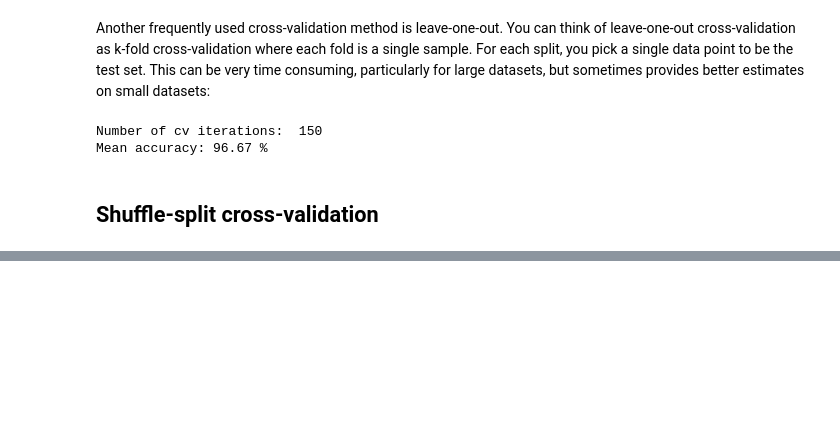
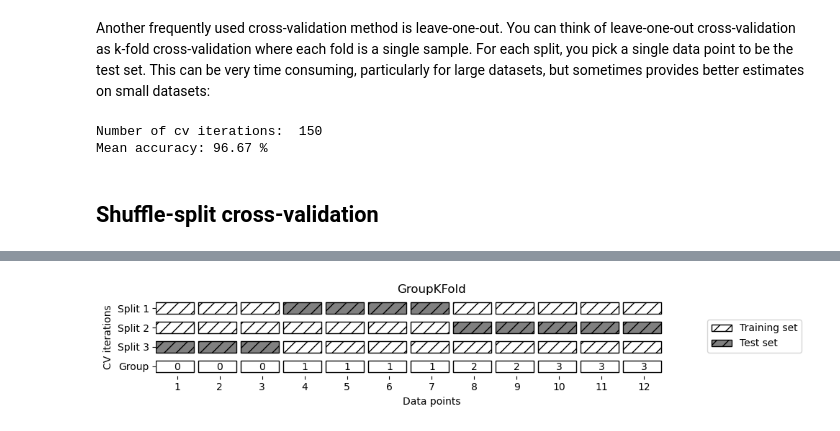
Before and after one commit to WilcoJohn/Progress-ML, a Jupyter notebook: CHP5-ModelEvaluation&Improvement/5.1CrossValidaiton.ipynb, the cells around one changed output, grey strips where cells are left out. Drawn from its saved outputs; the diff is of its cells as text; code cells hidden in the pictures; blank space fills up the shorter version.

```diff
--- a/CHP5-ModelEvaluation&Improvement/5.1CrossValidaiton.ipynb
+++ b/CHP5-ModelEvaluation&Improvement/5.1CrossValidaiton.ipynb
@@ -117,0 +156,4 @@ Mean accuracy: 96.67 %
+# %%
+mglearn.plots.plot_group_kfold()
+# %% [output]
+[figure, added]
```
Also changed, not shown: parts of 9 cells of this notebook, 1 other file.
